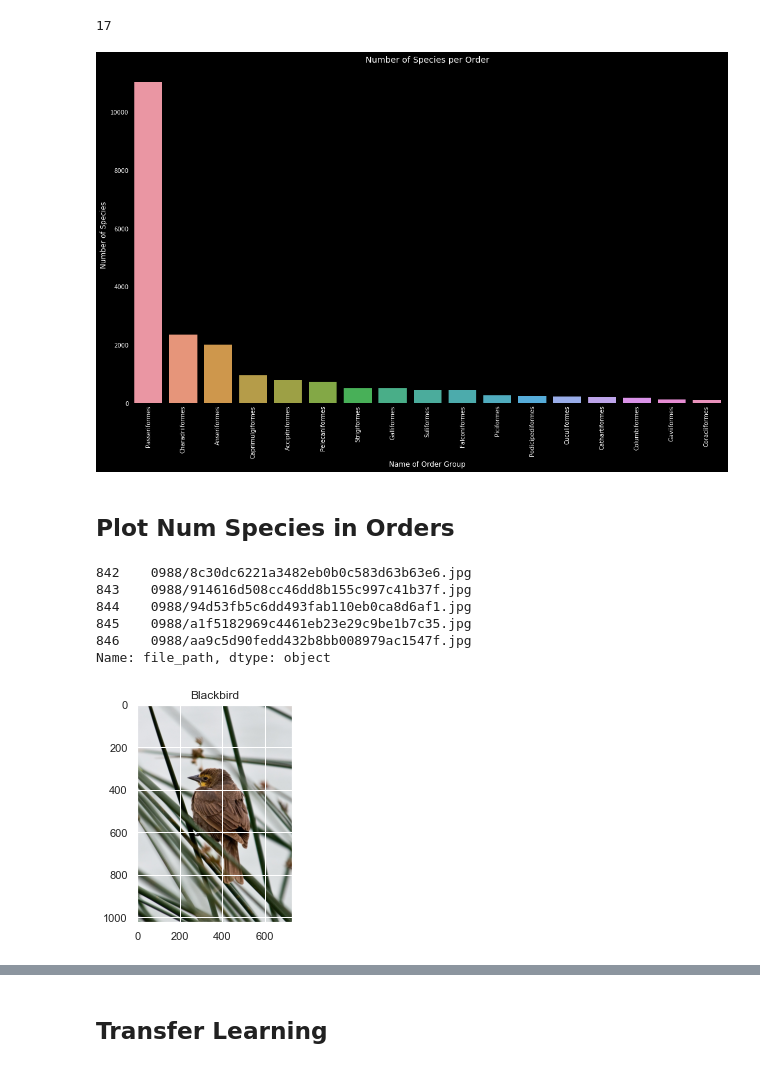
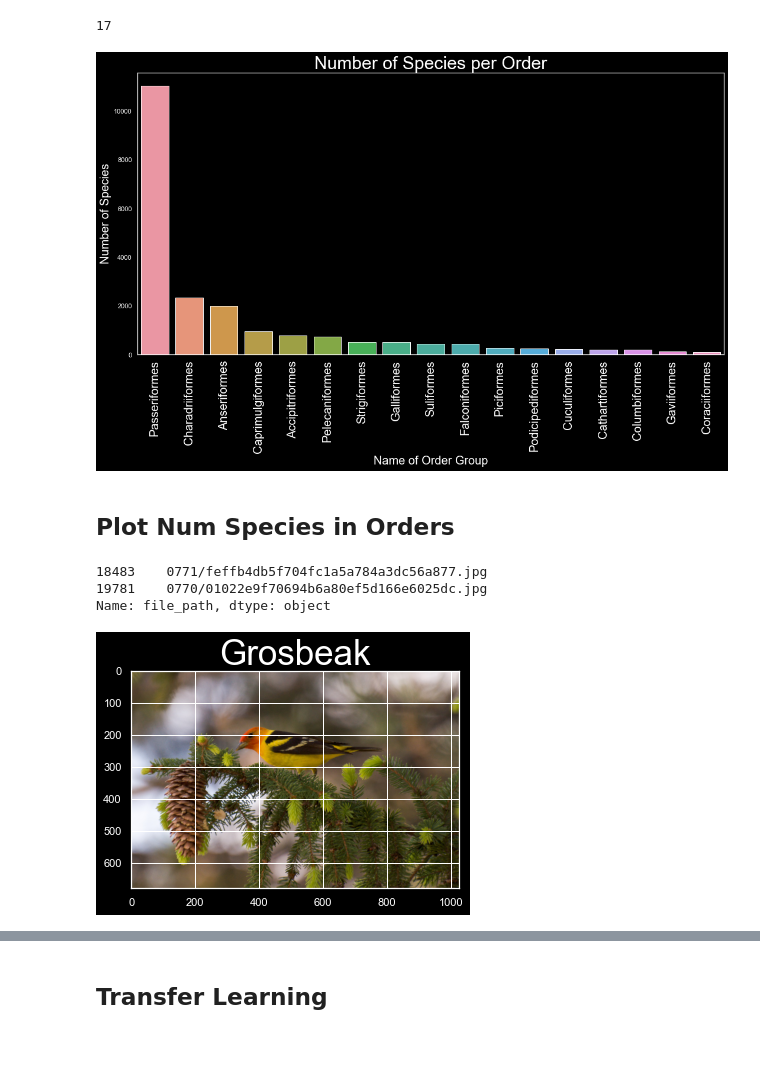
Before and after one commit to cwong690/Birdex, a Jupyter notebook: species_model.ipynb, the cells around one changed output, grey strips where cells are left out. Cells and saved outputs as stored; diff of their text form; code cells hidden in the pictures.

Commit message:
update graph images

```diff
--- a/species_model.ipynb
+++ b/species_model.ipynb
@@ -189,25 +190,23 @@ len(order_sort.index.values)
 fig, ax = plt.subplots(figsize=(15,10))
 
 ax = sns.countplot(final_orders['order'], order=order_sort.index);
-plt.xticks(rotation=90);
-ax.set_title('Number of Species per Order')
-ax.set_xlabel('Name of Order Group')
-ax.set_ylabel('Number of Species')
+plt.xticks(rotation=90, fontsize=20);
+ax.set_title('Number of Species per Order', fontsize=30)
+ax.set_xlabel('Name of Order Group', fontsize=20)
+ax.set_ylabel('Number of Species', fontsize=20)
+ax.grid(False)
 plt.tight_layout()
 
 plt.savefig('graphs/num_species_order.png')
 # %% [output]
-[figure, old version]
+[figure, new version]
 # %% [markdown]
 ## Plot Num Species in Orders
 # %%
-final_orders[final_orders['species_group']=='Blackbirds']['file_path'][45:50]
+final_orders[final_orders['species_group']=='Cardinals, Grosbeaks, and Allies']['file_path'][1055:1057]
 # %% [output]
-842    0988/8c30dc6221a3482eb0b0c583d63b63e6.jpg
-843    0988/914616d508cc46dd8b155c997c41b37f.jpg
-844    0988/94d53fb5c6dd493fab110eb0ca8d6af1.jpg
-845    0988/a1f5182969c4461eb23e29c9be1b7c35.jpg
-846    0988/aa9c5d90fedd432b8bb008979ac1547f.jpg
+18483    0771/feffb4db5f704fc1a5a784a3dc56a877.jpg
+19781    0770/01022e9f70694b6a80ef5d166e6025dc.jpg
 Name: file_path, dtype: object
 # %%
 bucket = 'cwbirdsimages'
@@ -216,12 +215,12 @@ img_dir = 'images'
 s3 = boto3.client('s3')
 
 # grab duck image
-obj = s3.get_object(Bucket=bucket, Key=f'images/0698/ac1475ad52aa4ee1b01b8cb3d18596fd.jpg')
+obj = s3.get_object(Bucket=bucket, Key=f'images/0337/47b4bab08e524f0f9dff439c5386b70b.jpg')
 img_bytes = BytesIO(obj['Body'].read())
 waterfowl1 = Image.open(img_bytes)
 
 # grab hawk image
-obj = s3.get_object(Bucket=bucket, Key=f'images/0860/05c56c9f32e547aa832fe94b40cc8b0c.jpg')
+obj = s3.get_object(Bucket=bucket, Key=f'images/0860/9593362c9fe54d1297356000a11f6aa5.jpg')
 img_bytes = BytesIO(obj['Body'].read())
 woodwarbler1 = Image.open(img_bytes)
 
@@ -229,6 +228,16 @@ woodwarbler1 = Image.open(img_bytes)
 obj = s3.get_object(Bucket=bucket, Key=f'images/0988/914616d508cc46dd8b155c997c41b37f.jpg')
 img_bytes = BytesIO(obj['Body'].read())
 blackbird1 = Image.open(img_bytes)
+
+# grab finch image
+obj = s3.get_object(Bucket=bucket, Key=f'images/0899/77cf5ac8c6b243509384657586229871.jpg')
+img_bytes = BytesIO(obj['Body'].read())
+newworldsparrow1 = Image.open(img_bytes)
+
+# grab finch image
+obj = s3.get_object(Bucket=bucket, Key=f'images/0771/ed7362f8ad1a4939a2c89bc7ed81a283.jpg')
+img_bytes = BytesIO(obj['Body'].read())
+cardinals1 = Image.open(img_bytes)
 # %%
 # fig, axes = plt.subplots(3, 4, figsize=(20,10));
 
@@ -253,9 +262,11 @@ blackbird1 = Image.open(img_bytes)
 #     ax.set_title(name)
 
 # plt.tight_layout()
+# %%
+plt.style.use('dark_background')
 # %%
-plt.title('Blackbird')
-plt.imshow(blackbird1);
-# plt.savefig('graphs/blackbird.png')
+plt.title('Grosbeak',fontsize=35)
+plt.imshow(cardinals1);
+plt.savefig('graphs/grosbeaks.png')
 # %% [output]
-[figure, old version]
+[figure, new version]
```
Also changed, not shown: parts of 9 cells of this notebook, 12 other files.
